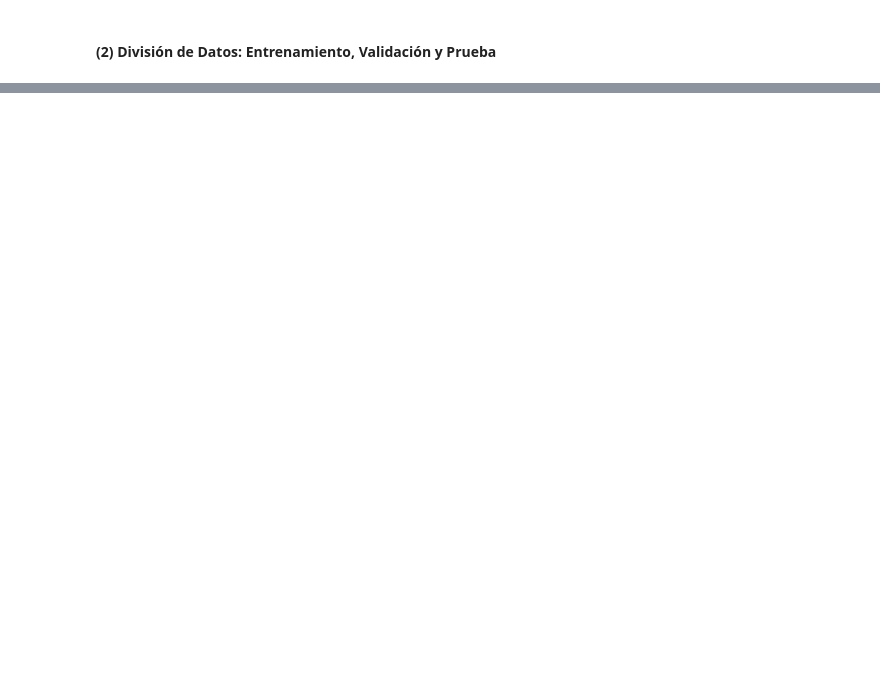
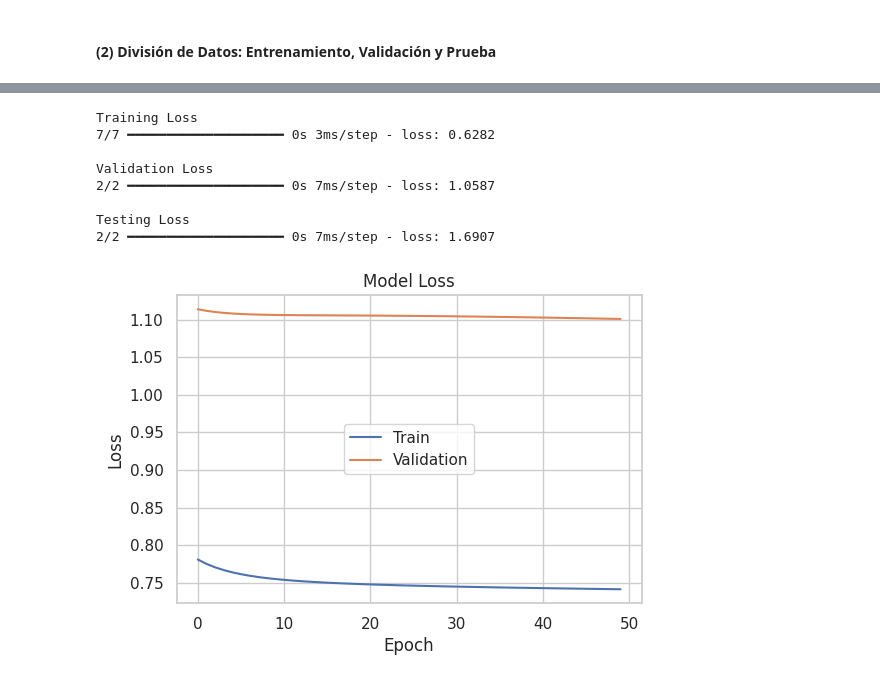
Before and after one commit to Andrea-gt/time-series-dl, a Jupyter notebook: fuel_gt_analysis.ipynb, the cells around one changed output, grey strips where cells are left out. Saved outputs shown, nothing was run; the diff lists cells and outputs as text; code cells hidden in the pictures; blank space fills up the shorter version.

```diff
--- a/fuel_gt_analysis.ipynb
+++ b/fuel_gt_analysis.ipynb
@@ -403,0 +638,4 @@ x_test_price, y_test_price = supervised_series(test_price)
+# %%
+consumption_model = init_model(second_params, "consumption_model_2")
+regular_model = init_model(second_params, "importation_model_2")
+price_model = init_model(second_params, "price_model_2")
@@ -403,0 +680,12 @@ x_test_price, y_test_price = supervised_series(test_price)
+# %%
+fit_model(consumption_model, consumption_dataset, 50, second_params["batch"])
+# %% [output]
+Training Loss
+7/7 ━━━━━━━━━━━━━━━━━━━━ 0s 3ms/step - loss: 0.6282
+
+Validation Loss
+2/2 ━━━━━━━━━━━━━━━━━━━━ 0s 7ms/step - loss: 1.0587
+
+Testing Loss
+2/2 ━━━━━━━━━━━━━━━━━━━━ 0s 7ms/step - loss: 1.6907
+[figure, added]
```
Also changed, not shown: parts of 38 cells of this notebook.
